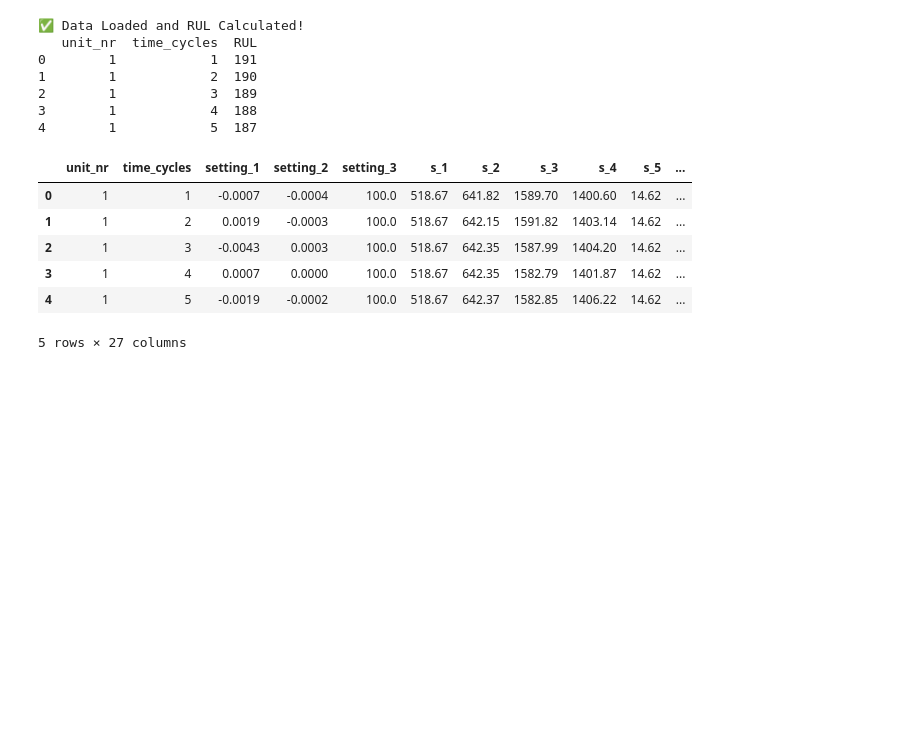
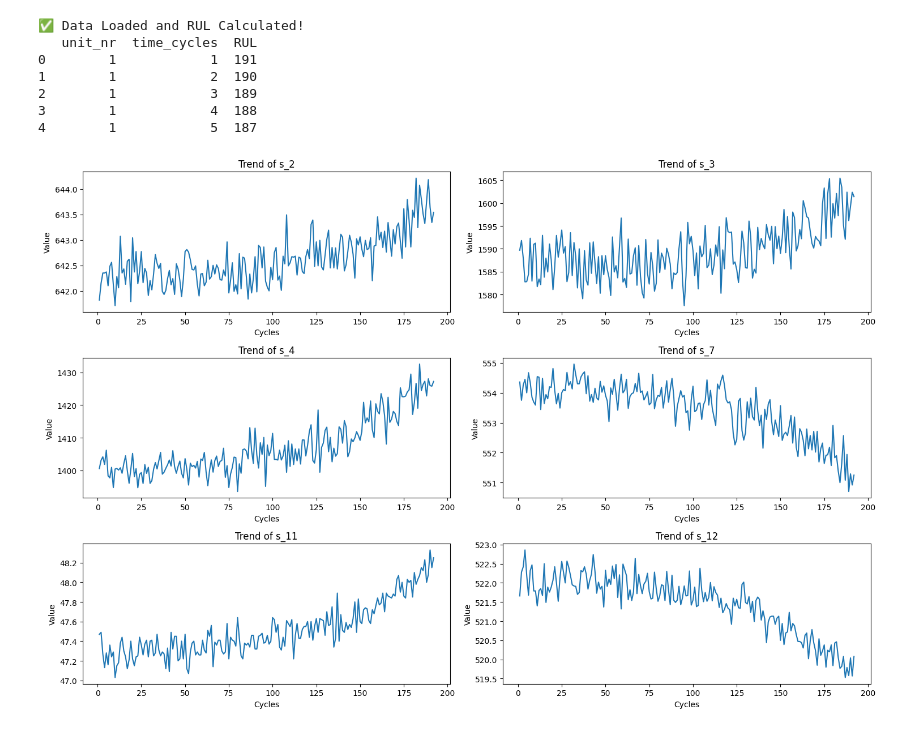
Before and after one commit to durgesh-kanzariya/Aero-Guard, a Jupyter notebook: notebooks/eda_notebook.ipynb, the cells around one changed output. Drawn from its saved outputs; the diff is of its cells as text; code cells hidden in the pictures; blank space fills up the shorter version.

```diff
--- a/notebooks/eda_notebook.ipynb
+++ b/notebooks/eda_notebook.ipynb
@@ -13,14 +13,28 @@ import pandas as pd
 import numpy as np
 import matplotlib.pyplot as plt
 import seaborn as sns
-# %%
-dr = pd.read_csv("../data/processed_train.csv")
-dr.head()
-# %% [output]
-|  | unit_nr | time_cycles | setting_1 | setting_2 | setting_3 | s_1 | s_2 | s_3 | s_4 | s_5 | ... |
-| 0 | 1 | 1 | -0.0007 | -0.0004 | 100.0 | 518.67 | 641.82 | 1589.70 | 1400.60 | 14.62 | ... |
-| 1 | 1 | 2 | 0.0019 | -0.0003 | 100.0 | 518.67 | 642.15 | 1591.82 | 1403.14 | 14.62 | ... |
-| 2 | 1 | 3 | -0.0043 | 0.0003 | 100.0 | 518.67 | 642.35 | 1587.99 | 1404.20 | 14.62 | ... |
-| 3 | 1 | 4 | 0.0007 | 0.0000 | 100.0 | 518.67 | 642.35 | 1582.79 | 1401.87 | 14.62 | ... |
-| 4 | 1 | 5 | -0.0019 | -0.0002 | 100.0 | 518.67 | 642.37 | 1582.85 | 1406.22 | 14.62 | ... |
-5 rows × 27 columns
+# %%
+# Make sure the path points to where your CSV is saved
+df = pd.read_csv('../data/processed_train.csv')
+
+# 2. Select a few interesting sensors to look at
+# Based on NASA data, these usually show the most "wear and tear"
+sensors_to_check = ['s_2', 's_3', 's_4', 's_7', 's_11', 's_12']
+
+# 3. Let's look at Engine #1 specifically
+engine_1 = df[df['unit_nr'] == 1]
+
+# 4. Create the plot
+plt.figure(figsize=(15, 10))
+
+for i, sensor in enumerate(sensors_to_check, 1):
+    plt.subplot(3, 2, i) # Create a grid of 3 rows and 2 columns
+    plt.plot(engine_1['time_cycles'], engine_1[sensor])
+    plt.title(f'Trend of {sensor}')
+    plt.xlabel('Cycles')
+    plt.ylabel('Value')
+
+plt.tight_layout()
+plt.show()
+# %% [output]
+[figure, added]
```
Also changed, not shown: parts of 5 cells of this notebook, 5 other files.
